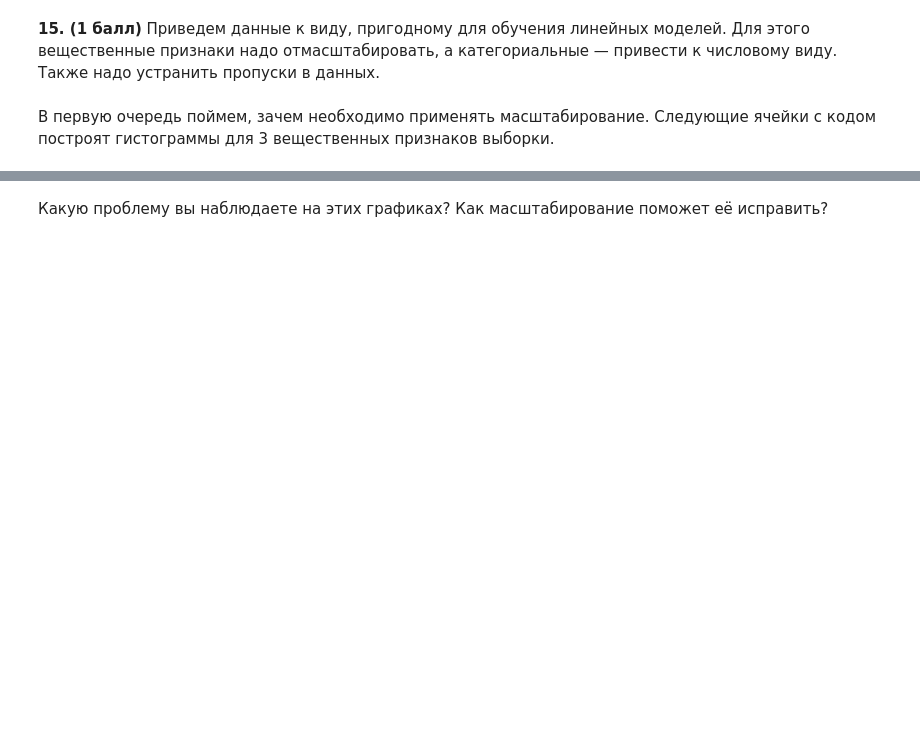
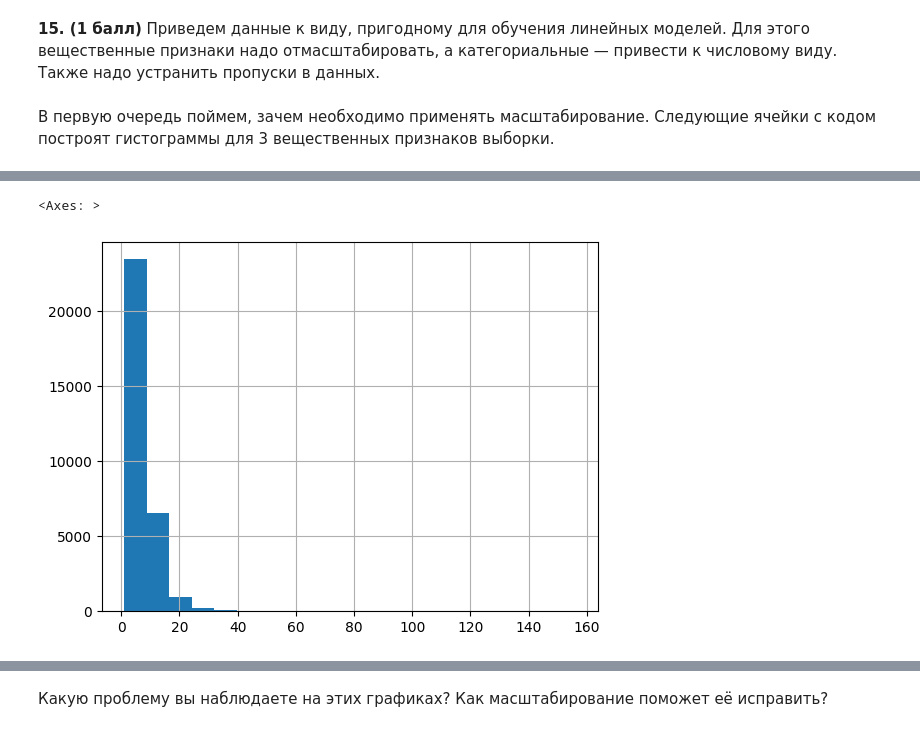
Before and after one commit to RedCross321/date_labs, a Jupyter notebook: 3.ipynb, the cells around one changed output, grey strips where cells are left out. Saved outputs shown, nothing was run; the diff lists cells and outputs as text; code cells hidden in the pictures; blank space fills up the shorter version.

```diff
--- a/3.ipynb
+++ b/3.ipynb
@@ -208,3 +459,6 @@ X['DepTime_Hour'].hist(bins=20)
 # %%
-X['TaxiIn'].hist(bins=20)
+df_new['TaxiIn'].hist(bins=20)
+# %% [output]
+<Axes: >
+[figure, added]
 # %%
```
Also changed, not shown: parts of 36 cells of this notebook, 1 other file.
